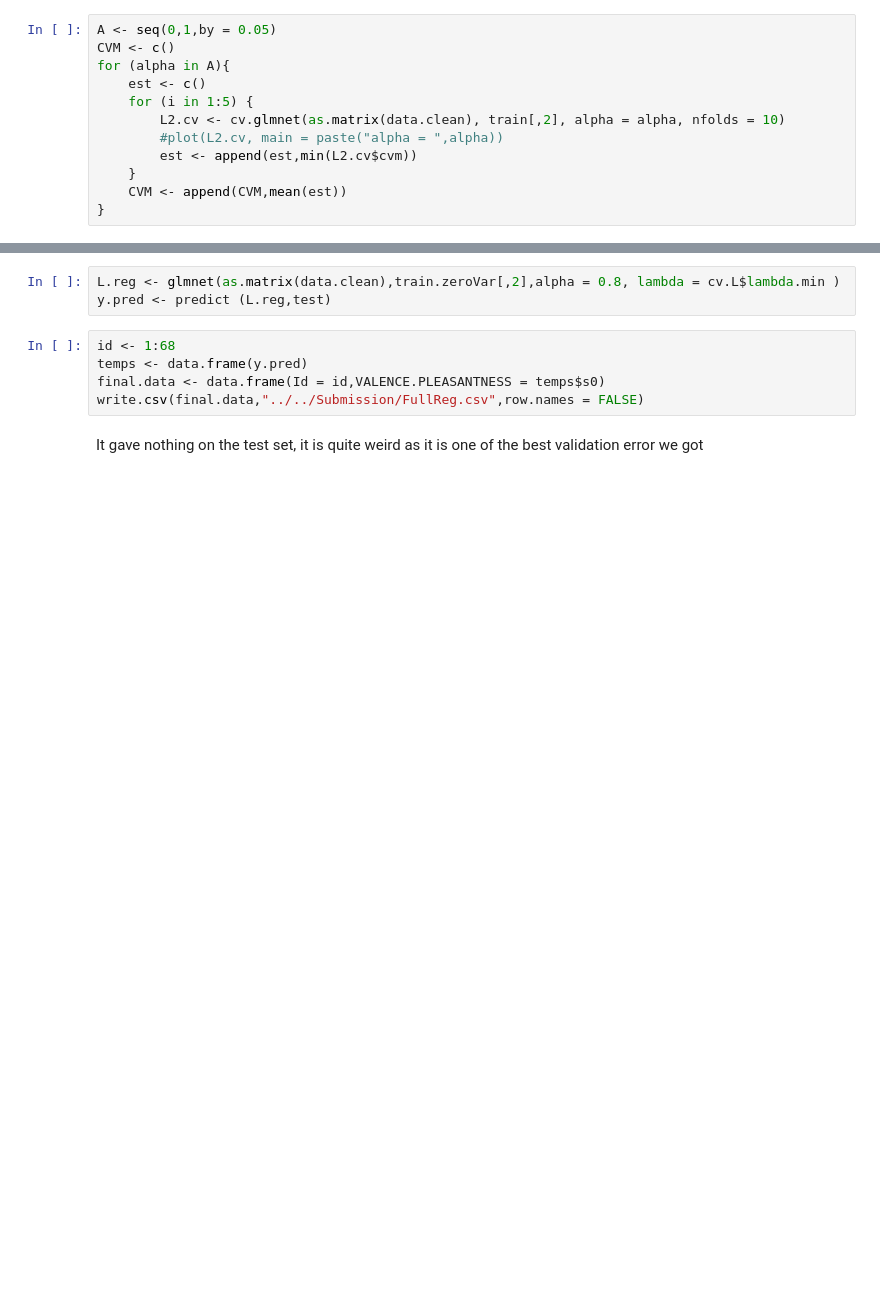
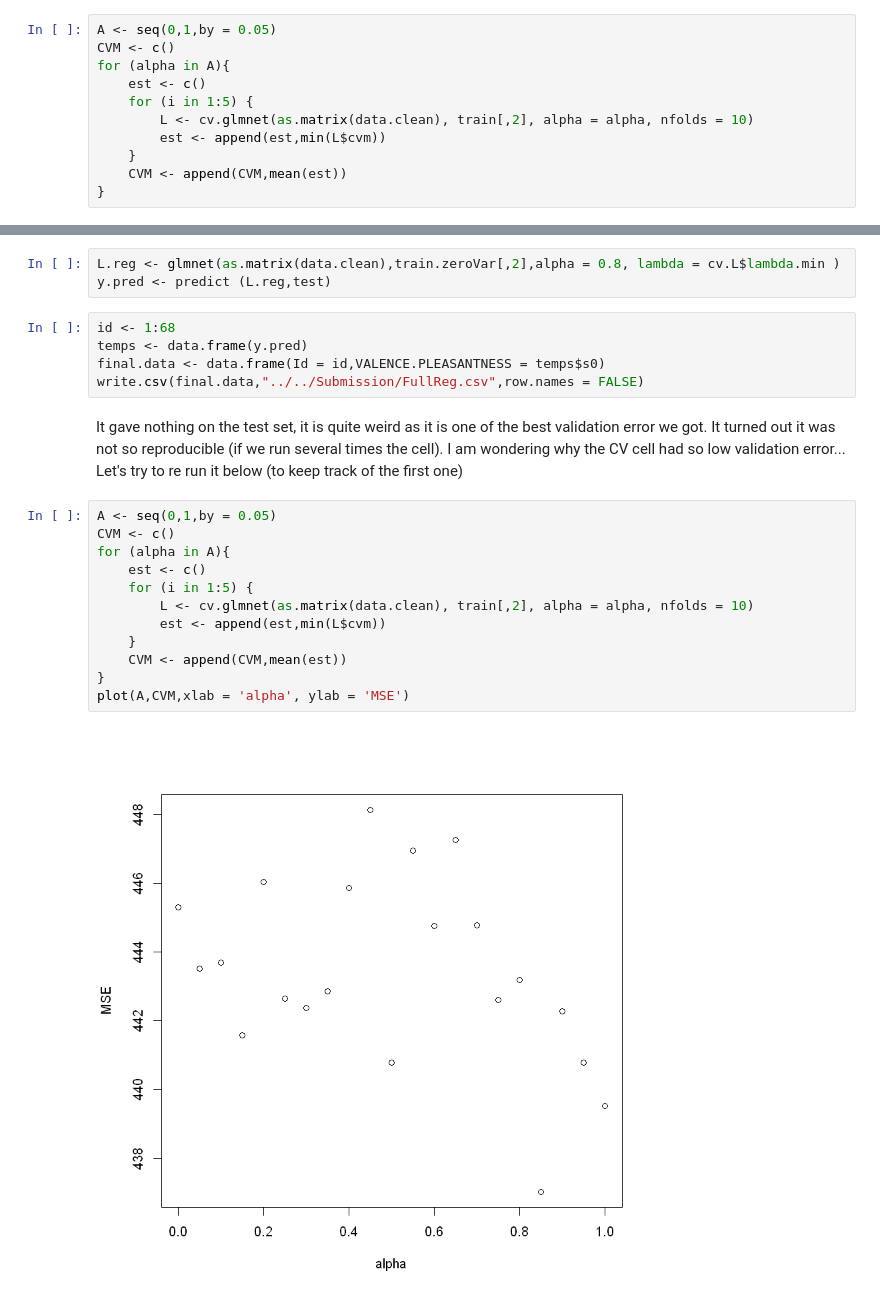
Before and after one commit to Candice-Romuald/ML-project, a Jupyter notebook: src/Linear methods/Generalize Reg.ipynb, the cells around one changed output, grey strips where cells are left out. Drawn from its saved outputs; the diff is of its cells as text; blank space fills up the shorter version.

```diff
--- a/src/Linear methods/Generalize Reg.ipynb
+++ b/src/Linear methods/Generalize Reg.ipynb
@@ -102,9 +104,8 @@ CVM <- c()
 for (alpha in A){
     est <- c()
     for (i in 1:5) {
-        L2.cv <- cv.glmnet(as.matrix(data.clean), train[,2], alpha = alpha, nfolds = 10)
-        #plot(L2.cv, main = paste("alpha = ",alpha))
-        est <- append(est,min(L2.cv$cvm))
+        L <- cv.glmnet(as.matrix(data.clean), train[,2], alpha = alpha, nfolds = 10)
+        est <- append(est,min(L$cvm))
     }
     CVM <- append(CVM,mean(est))
 }
@@ -145,4 +146,18 @@ temps <- data.frame(y.pred)
 final.data <- data.frame(Id = id,VALENCE.PLEASANTNESS = temps$s0)
 write.csv(final.data,"../../Submission/FullReg.csv",row.names = FALSE)
 # %% [markdown]
-It gave nothing on the test set, it is quite weird as it is one of the best validation error we got
+It gave nothing on the test set, it is quite weird as it is one of the best validation error we got. It turned out it was not so reproducible (if we run several times the cell). I am wondering why the CV cell had so low validation error... Let's try to re run it below (to keep track of the first one)
+# %%
+A <- seq(0,1,by = 0.05)
+CVM <- c()
+for (alpha in A){
+    est <- c()
+    for (i in 1:5) {
+        L <- cv.glmnet(as.matrix(data.clean), train[,2], alpha = alpha, nfolds = 10)
+        est <- append(est,min(L$cvm))
+    }
+    CVM <- append(CVM,mean(est))
+}
+plot(A,CVM,xlab = 'alpha', ylab = 'MSE')
+# %% [output]
+[figure, added]
```
Also changed, not shown: parts of 11 cells of this notebook, 4 other files.
